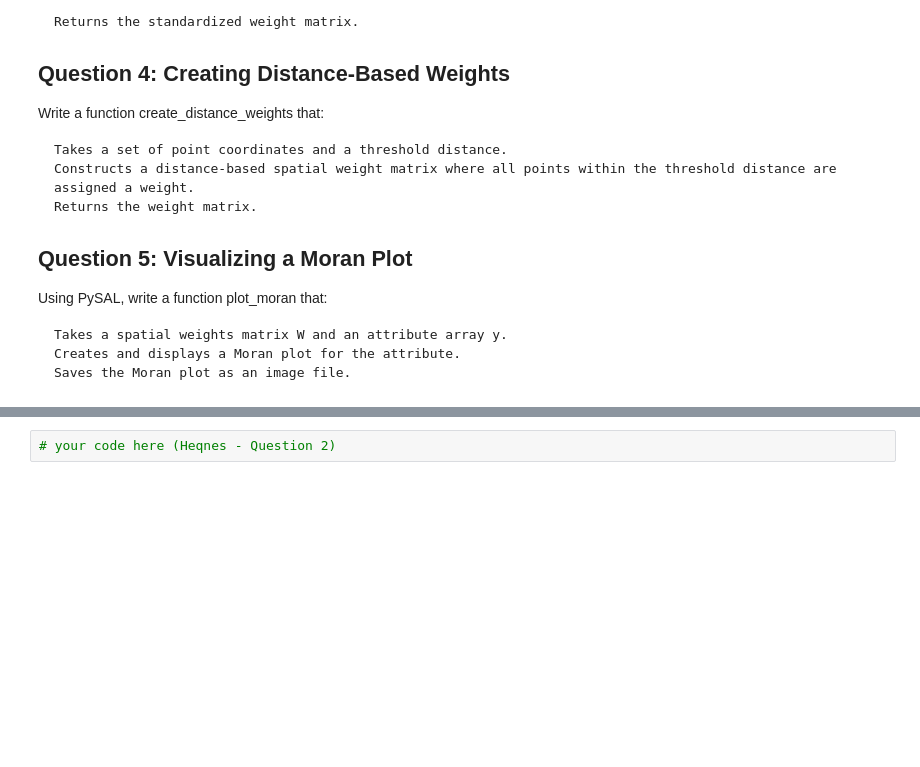
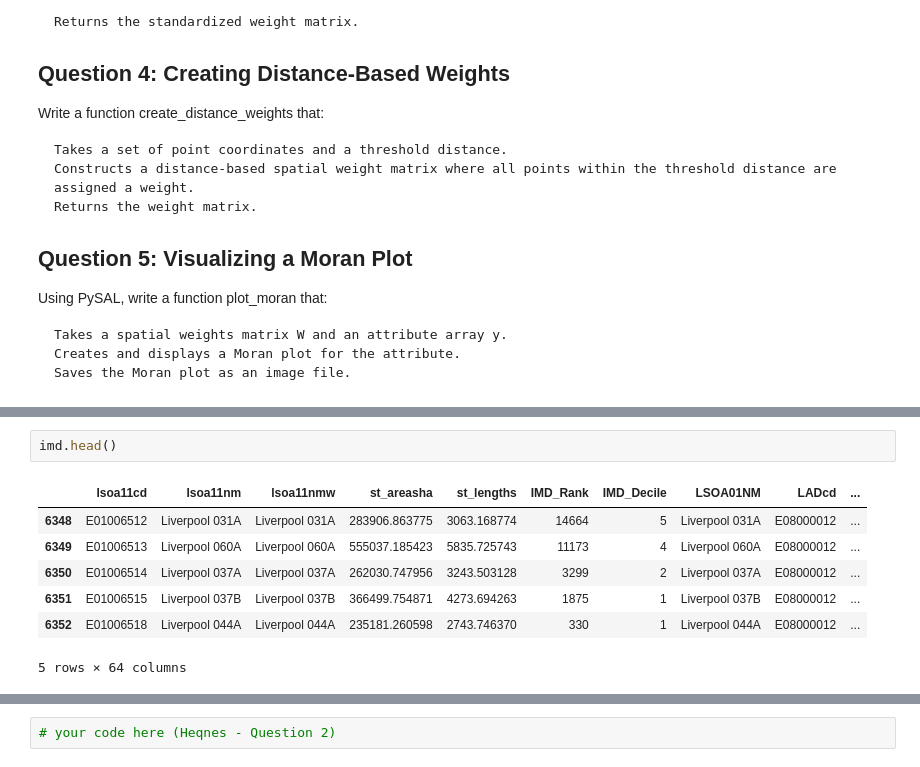
Before and after one commit to mannan272/data1, a Jupyter notebook: lab-04/hw-04.ipynb, the cells around one changed output, grey strips where cells are left out. Saved outputs shown, nothing was run; the diff lists cells and outputs as text; blank space fills up the shorter version.

```diff
--- a/lab-04/hw-04.ipynb
+++ b/lab-04/hw-04.ipynb
@@ -79,0 +115,10 @@ Using PySAL, write a function plot_moran that:
+# %%
+imd.head()
+# %% [output]
+|  | lsoa11cd | lsoa11nm | lsoa11nmw | st_areasha | st_lengths | IMD_Rank | IMD_Decile | LSOA01NM | LADcd | ... |
+| 6348 | E01006512 | Liverpool 031A | Liverpool 031A | 283906.863775 | 3063.168774 | 14664 | 5 | Liverpool 031A | E08000012 | ... |
+| 6349 | E01006513 | Liverpool 060A | Liverpool 060A | 555037.185423 | 5835.725743 | 11173 | 4 | Liverpool 060A | E08000012 | ... |
+| 6350 | E01006514 | Liverpool 037A | Liverpool 037A | 262030.747956 | 3243.503128 | 3299 | 2 | Liverpool 037A | E08000012 | ... |
+| 6351 | E01006515 | Liverpool 037B | Liverpool 037B | 366499.754871 | 4273.694263 | 1875 | 1 | Liverpool 037B | E08000012 | ... |
+| 6352 | E01006518 | Liverpool 044A | Liverpool 044A | 235181.260598 | 2743.746370 | 330 | 1 | Liverpool 044A | E08000012 | ... |
+5 rows × 64 columns
```
Also changed, not shown: parts of 6 cells of this notebook, 5 other files.
